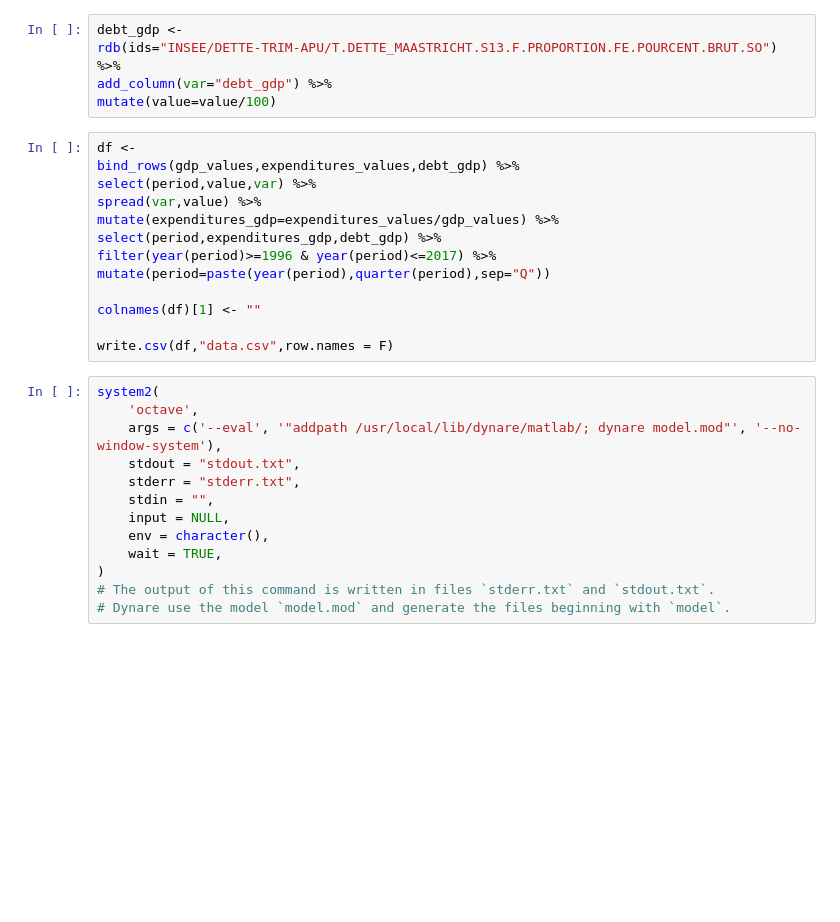
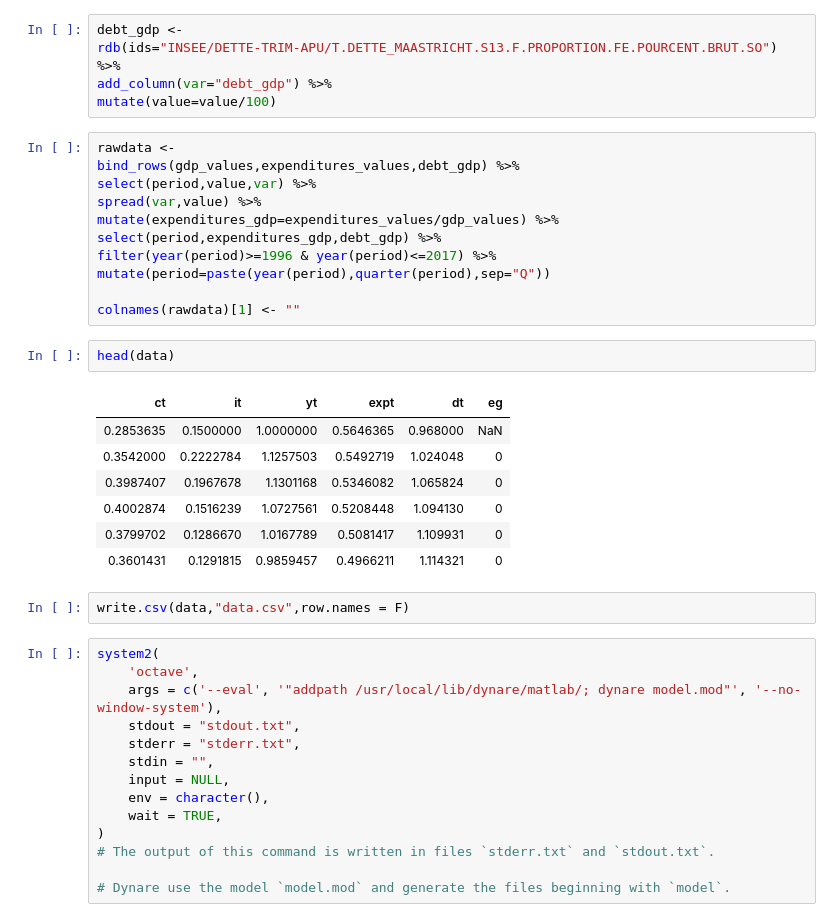
Before and after one commit to parlement-ouvert/dynaresf, a Jupyter notebook: dynaresf.ipynb, the cells around one changed output. Cells and saved outputs as stored; diff of their text form; blank space fills up the shorter version.

```diff
--- a/dynaresf.ipynb
+++ b/dynaresf.ipynb
@@ -20,7 +20,7 @@ rdb(ids="INSEE/DETTE-TRIM-APU/T.DETTE_MAASTRICHT.S13.F.PROPORTION.FE.POURCENT.BR
 add_column(var="debt_gdp") %>%
 mutate(value=value/100)
 # %%
-df <-
+rawdata <-
 bind_rows(gdp_values,expenditures_values,debt_gdp) %>%
 select(period,value,var) %>%
 spread(var,value) %>%
@@ -29,9 +29,19 @@ select(period,expenditures_gdp,debt_gdp) %>%
 filter(year(period)>=1996 & year(period)<=2017) %>%
 mutate(period=paste(year(period),quarter(period),sep="Q"))
 
-colnames(df)[1] <- ""
-
-write.csv(df,"data.csv",row.names = F)
+colnames(rawdata)[1] <- ""
+# %%
+head(data)
+# %% [output]
+| ct | it | yt | expt | dt | eg |
+| 0.2853635 | 0.1500000 | 1.0000000 | 0.5646365 | 0.968000 | NaN |
+| 0.3542000 | 0.2222784 | 1.1257503 | 0.5492719 | 1.024048 | 0 |
+| 0.3987407 | 0.1967678 | 1.1301168 | 0.5346082 | 1.065824 | 0 |
+| 0.4002874 | 0.1516239 | 1.0727561 | 0.5208448 | 1.094130 | 0 |
+| 0.3799702 | 0.1286670 | 1.0167789 | 0.5081417 | 1.109931 | 0 |
+| 0.3601431 | 0.1291815 | 0.9859457 | 0.4966211 | 1.114321 | 0 |
+# %%
+write.csv(data,"data.csv",row.names = F)
 # %%
 system2(
     'octave',
@@ -44,4 +54,5 @@ system2(
     wait = TRUE,
 )
 # The output of this command is written in files `stderr.txt` and `stdout.txt`.
+
 # Dynare use the model `model.mod` and generate the files beginning with `model`.
```
Also changed, not shown: parts of 2 cells of this notebook, 1 other file.
